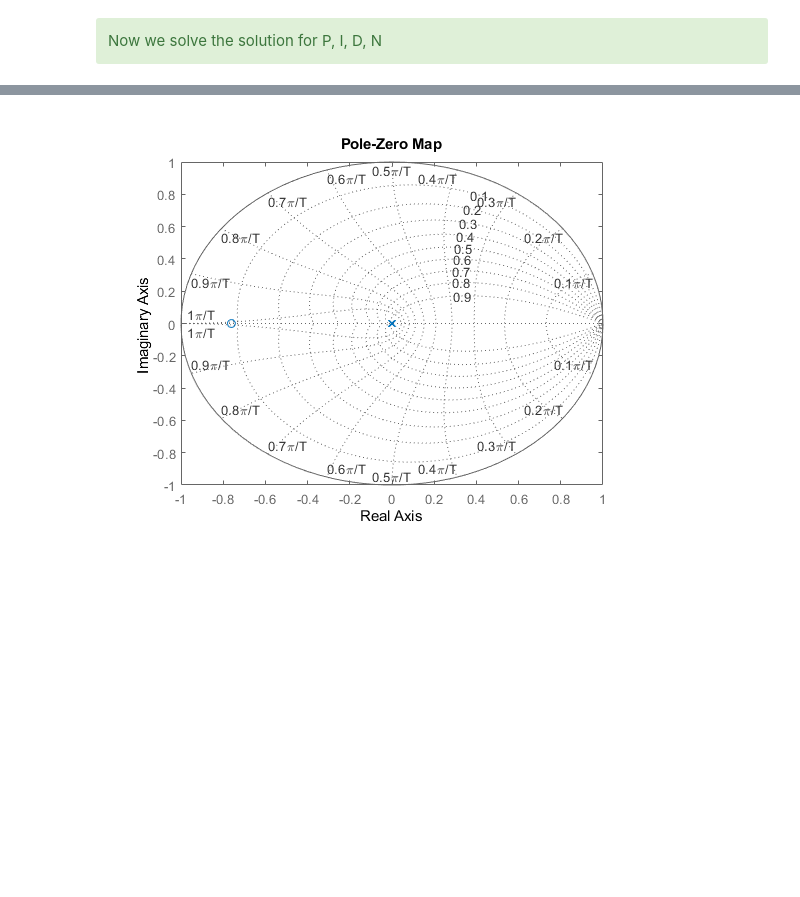
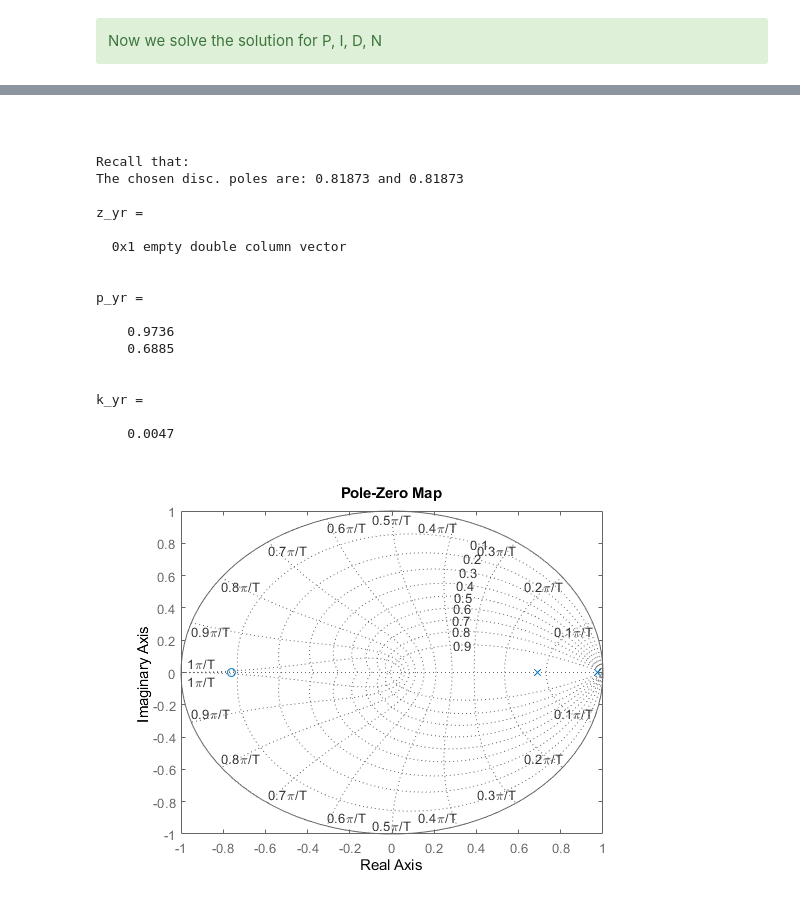
Before and after one commit to JeremyKTH/Gearbox-Oil-Conditioning-System, a Jupyter notebook: SI_2.ipynb, the cells around one changed output, grey strips where cells are left out. Cells and saved outputs as stored; diff of their text form; code cells hidden in the pictures; blank space fills up the shorter version.

```diff
--- a/SI_2.ipynb
+++ b/SI_2.ipynb
@@ -265,3 +291,13 @@ p3 = 2*exp(-zeta_m*w_m*Ts)*cos(w_m*Ts*sqrt(1-(zeta_m)^2));
 p2 = exp(-2*zeta_m*w_m*Ts);
 p1 = 2*exp(-zeta_o*w_o*Ts)*cos(w_o*Ts*sqrt(1-(zeta_o)^2));
 p0 = exp(-2*zeta_o*w_o*Ts);
+# %%
+fprintf('The original cont. poles are: -0.2 and -1391.1 \n');
+fprintf('The chosen cont. poles are: %d and %d \n', -w_m, -w_o);
+
+% Convert to associating discrete poles
+w_m_d = exp(-zeta_m*w_m*Ts);
+w_o_d = exp(-zeta_o*w_o*Ts);
+
+chosen_disc_poles = ['The chosen disc. poles are: ', num2str(w_m_d), ' and ', num2str(w_o_d)];
+disp(chosen_disc_poles)
@@ -352,8 +406,39 @@ Discrete-time transfer function.
-# %%
-pzmap(Gyr)
-grid on;
-# %% [output]
-[figure, removed]
+# %% [markdown]
+####
+# %%
+disp('Recall that:')
+disp(chosen_disc_poles)
+
+[num_yr, den_yr] = tfdata(Gyr);
+
+b1 = num_yr{1}(1);  b0 = num_yr{1}(2);
+a2 = den_yr{1}(1);  a1 = den_yr{1}(2);  a0 = den_yr{1}(3);
+
+B_yr = [b1, b0];
+A_yr = [a2, a1, a0];
+[z_yr, p_yr, k_yr] = tf2zp(B_yr, A_yr)
+
+pzmap(Gyr)
+grid on;
+# %% [output]
+Recall that:
+The chosen disc. poles are: 0.81873 and 0.81873
+
+z_yr =
+
+  0x1 empty double column vector
+
+
+p_yr =
+
+    0.9736
+    0.6885
+
+
+k_yr =
+
+    0.0047
+[figure, added]
 # %%
 dc_gain_sys = dcgain(sys)
 dc_gain_dominant = dcgain(sys_dominant)
```
Also changed, not shown: parts of 37 cells of this notebook.
